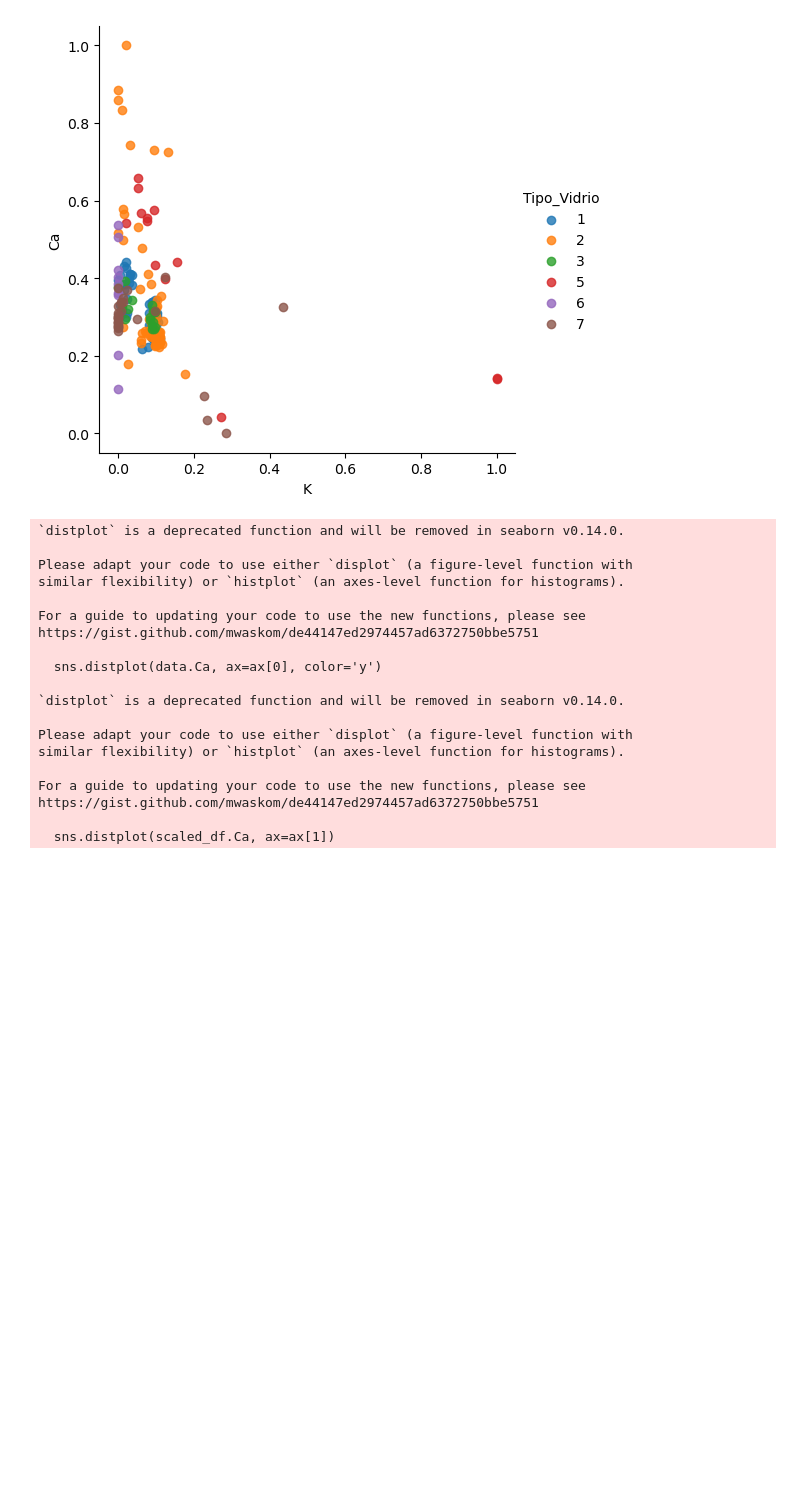
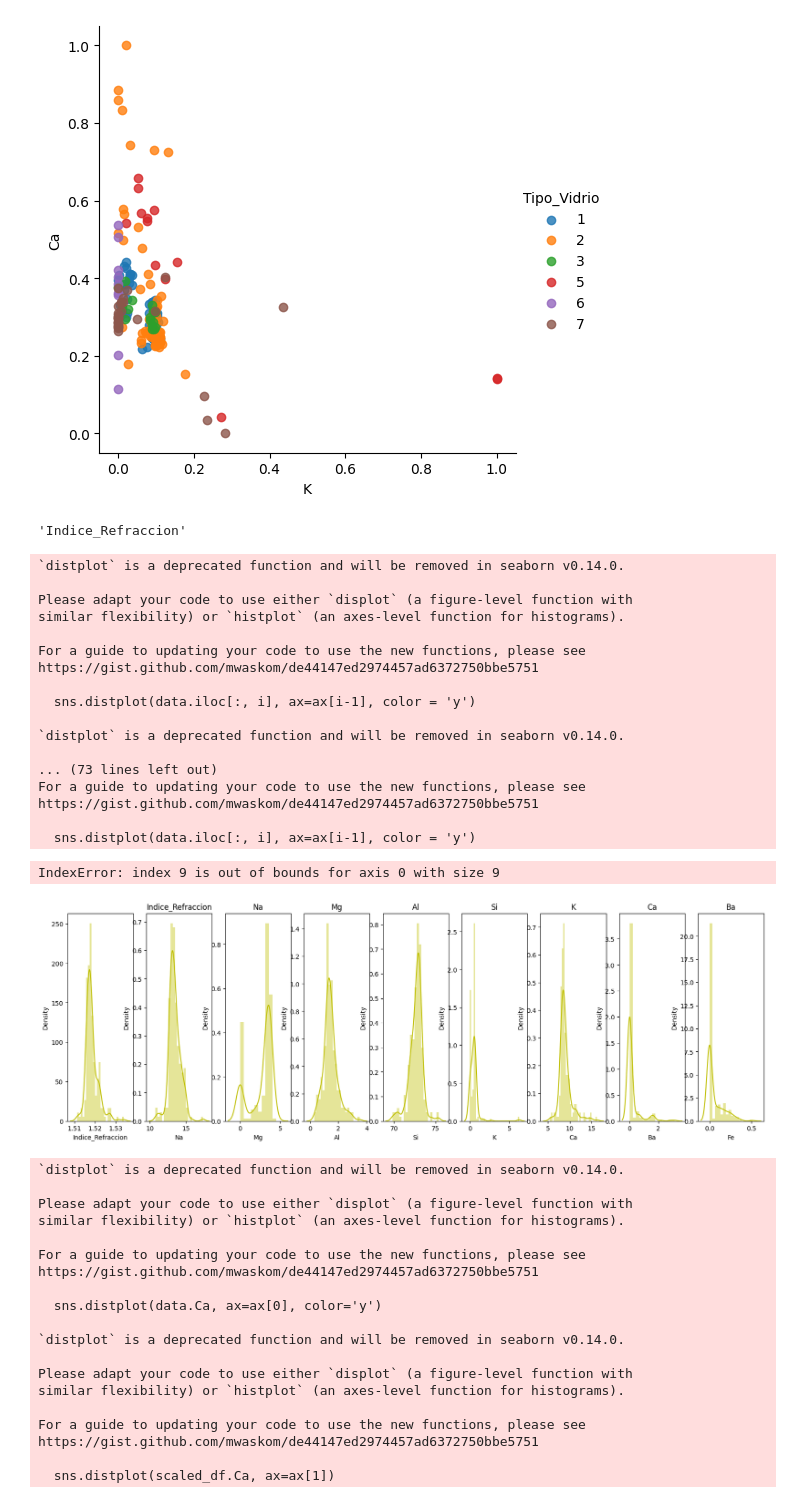
Before and after one commit to EstebanGomezVal/Modelado_datos_Valerio, a Jupyter notebook: Procesamiento/ExploracionDatos.ipynb, the cells around one changed output. Saved outputs shown, nothing was run; the diff lists cells and outputs as text; code cells hidden in the pictures; blank space fills up the shorter version.

```diff
--- a/Procesamiento/ExploracionDatos.ipynb
+++ b/Procesamiento/ExploracionDatos.ipynb
@@ -301,5 +317,35 @@ sns.lmplot(x='K', y='Ca', data=scaled_df, hue='Tipo_Vidrio', fit_reg=False)
 # %% [output]
 <seaborn.axisgrid.FacetGrid at 0x...>
 [figure]
+# %%
+data.columns[1]
+# %% [output]
+'Indice_Refraccion'
+# %%
+fig, ax = plt.subplots(1, 9, figsize=(20, 6))
+for i in range(1, 10):
+    sns.distplot(data.iloc[:, i], ax=ax[i-1], color = 'y')
+    ax[i].set_title(data.columns[i])
+plt.show()
+# %% [output]
+`distplot` is a deprecated function and will be removed in seaborn v0.14.0.
+
+Please adapt your code to use either `displot` (a figure-level function with
+similar flexibility) or `histplot` (an axes-level function for histograms).
+
+For a guide to updating your code to use the new functions, please see
+https://gist.github.com/mwaskom/de44147ed2974457ad6372750bbe5751
+
+  sns.distplot(data.iloc[:, i], ax=ax[i-1], color = 'y')
+
+`distplot` is a deprecated function and will be removed in seaborn v0.14.0.
+
+... (73 lines left out)
+For a guide to updating your code to use the new functions, please see
+https://gist.github.com/mwaskom/de44147ed2974457ad6372750bbe5751
+
+  sns.distplot(data.iloc[:, i], ax=ax[i-1], color = 'y')
+IndexError: index 9 is out of bounds for axis 0 with size 9
+[figure, added]
 # %%
 # Graficamos variable original (Ca) vs variable escalada por minmax
```
Also changed, not shown: parts of 13 cells of this notebook.
